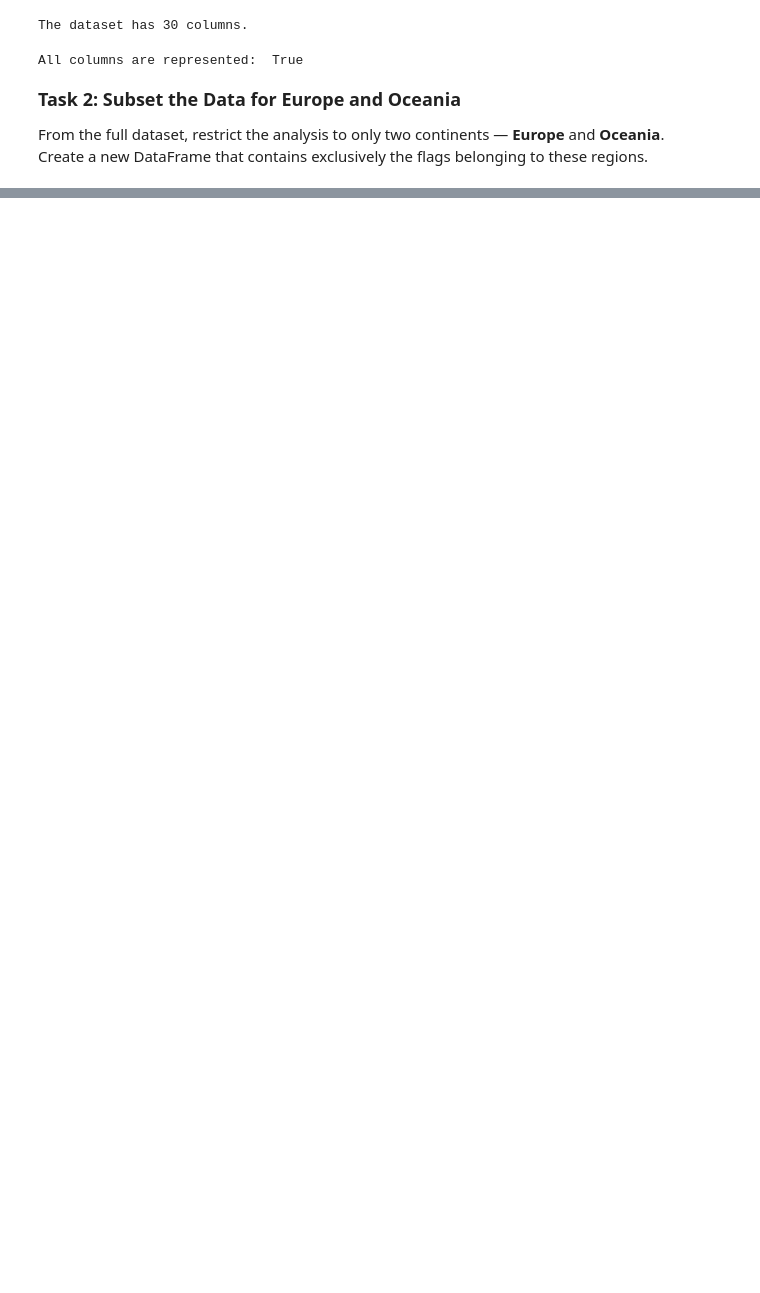
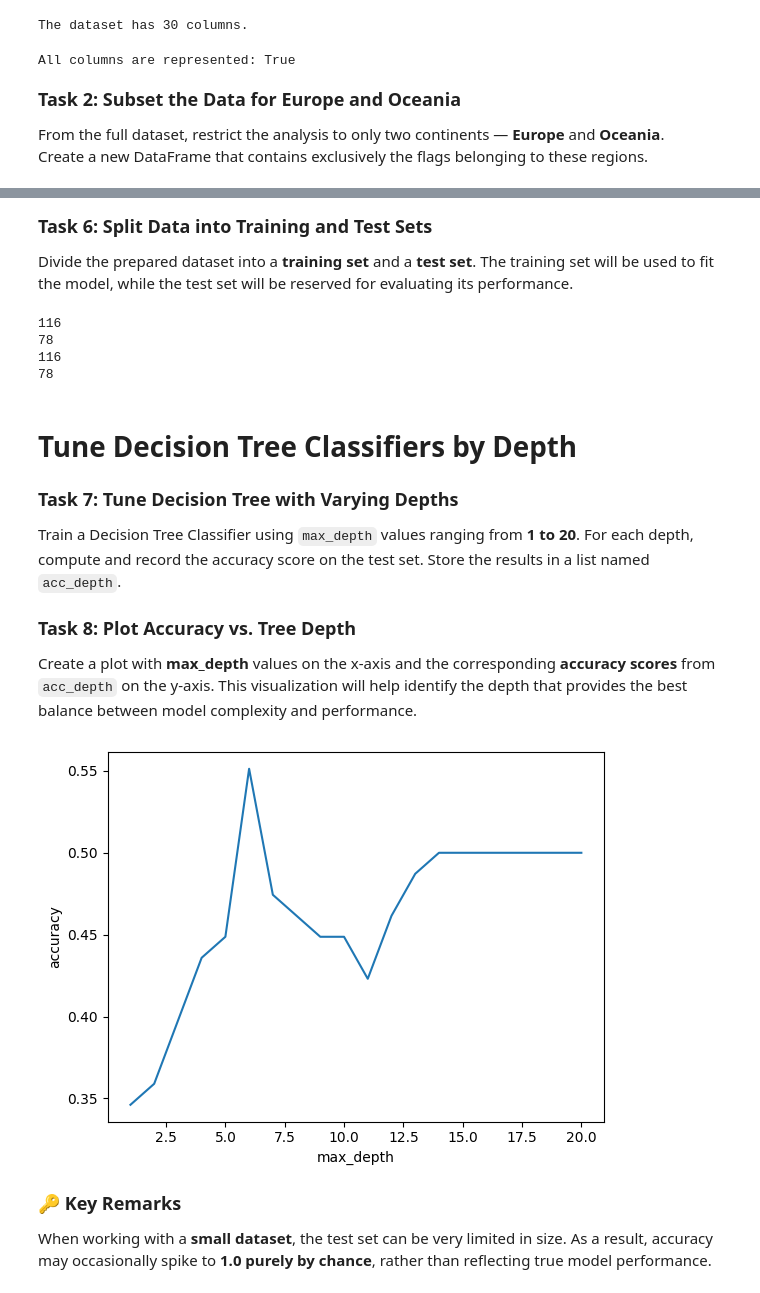
Before and after one commit to antoninolm/ml_projects, a Jupyter notebook: dtrees_projects/flag_project/flag_project.ipynb, the cells around one changed output, grey strips where cells are left out. Drawn from its saved outputs; the diff is of its cells as text; code cells hidden in the pictures; blank space fills up the shorter version.

```diff
--- a/dtrees_projects/flag_project/flag_project.ipynb
+++ b/dtrees_projects/flag_project/flag_project.ipynb
@@ -114,0 +187,5 @@ X.head()
+# %%
+#variable names to use as predictors
+var = [ 'red', 'green', 'blue','gold', 'white', 'black', 'orange', 'mainhue','bars','stripes', 'circles','crosses', 'saltries','quarters','sunstars','triangle','animate']
+# %%
+data = pd.get_dummies(X[var])
@@ -114,0 +222,51 @@ X.head()
+# %% [markdown]
+<p style="font-size: 18px;"><b>Task 6: Split Data into Training and Test Sets</b></p>
+
+Divide the prepared dataset into a **training set** and a **test set**.
+The training set will be used to fit the model, while the test set will be reserved for evaluating its performance.
+# %%
+train_data, test_data, train_labels, test_labels = train_test_split(data, labels, random_state=1, test_size=.4)
+# %%
+print(len(train_data))
+print(len(test_data))
+print(len(train_labels))
+print(len(test_labels))
+# %% [output]
+116
+78
+116
+78
+# %% [markdown]
+# Tune Decision Tree Classifiers by Depth
+# %% [markdown]
+<p style="font-size: 18px;"><b>Task 7: Tune Decision Tree with Varying Depths</b></p>
+
+Train a Decision Tree Classifier using `max_depth` values ranging from **1 to 20**.
+For each depth, compute and record the accuracy score on the test set.
+Store the results in a list named `acc_depth`.
+# %%
+acc_depth = []
+depths = range(1, 21)
+for i in depths:
+    dtree = DecisionTreeClassifier(max_depth = i, random_state = 10,)
+    dtree.fit(train_data, train_labels)
+    acc_score = dtree.score(test_data, test_labels)
+    acc_depth.append(acc_score)
+# %% [markdown]
+<p style="font-size: 18px;"><b>Task 8: Plot Accuracy vs. Tree Depth</b></p>
+
+Create a plot with **max_depth** values on the x-axis and the corresponding **accuracy scores** from `acc_depth` on the y-axis.
+This visualization will help identify the depth that provides the best balance between model complexity and performance.
+# %%
+#Plot the accuracy vs depth
+plt.plot(depths, acc_depth)
+plt.xlabel('max_depth')
+plt.ylabel('accuracy')
+plt.show()
+# %% [output]
+[figure, added]
+# %% [markdown]
+<p style="font-size: 18px;"><b>🔑 Key Remarks</b></p>
+
+When working with a **small dataset**, the test set can be very limited in size.
+As a result, accuracy may occasionally spike to **1.0 purely by chance**, rather than reflecting true model performance.
```
Also changed, not shown: parts of 42 cells of this notebook.
